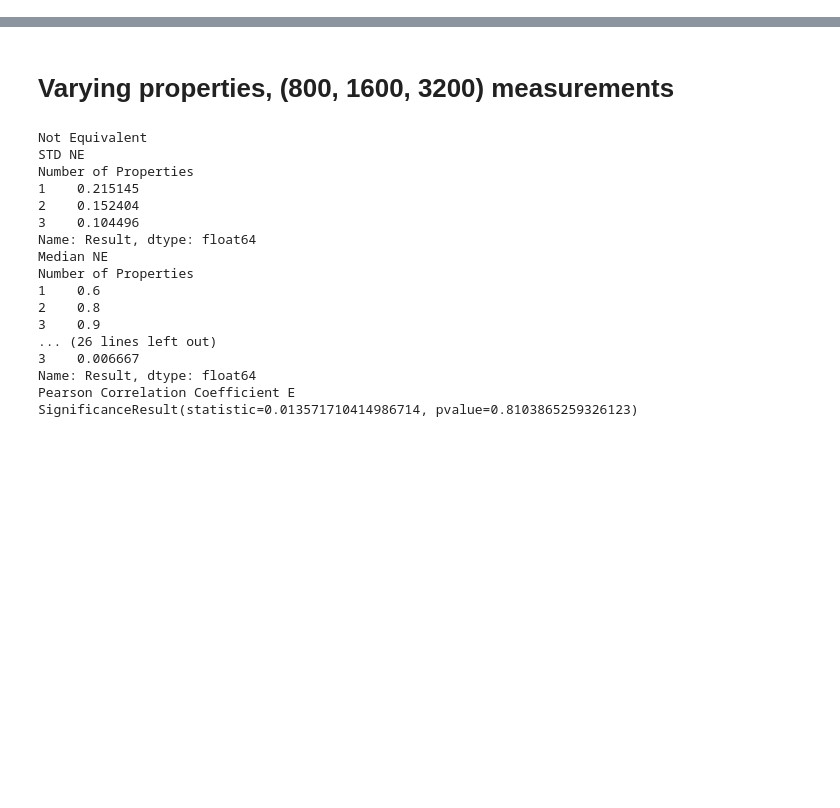
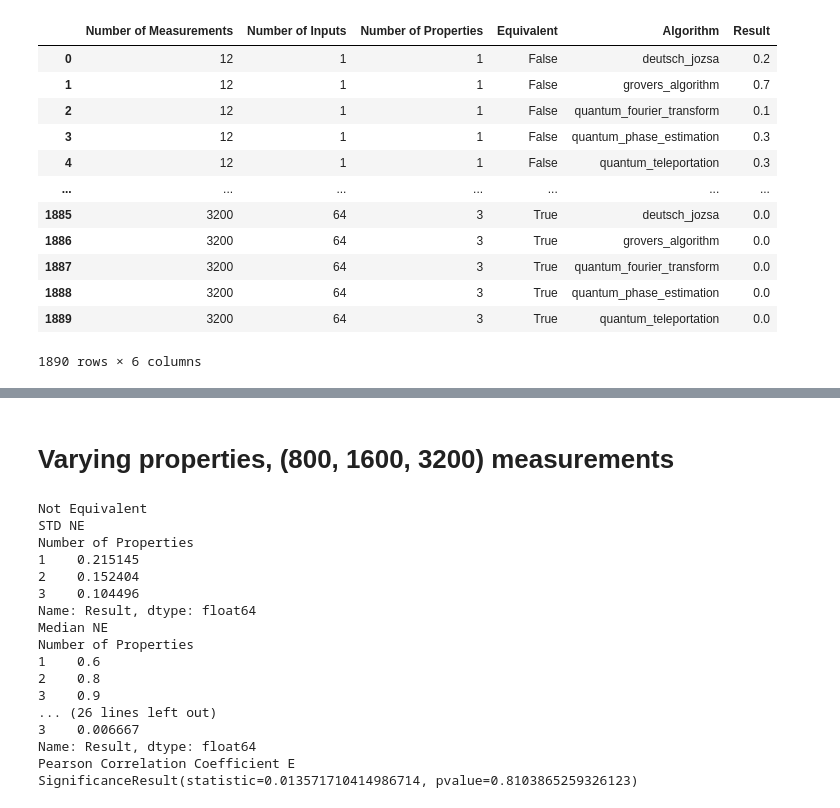
Before and after one commit to GabrielPontolillo/qucheck, a Jupyter notebook: case_studies/results_visualisation.ipynb, the cells around one changed output, grey strips where cells are left out. Drawn from its saved outputs; the diff is of its cells as text; code cells hidden in the pictures; blank space fills up the shorter version.

```diff
--- a/case_studies/results_visualisation.ipynb
+++ b/case_studies/results_visualisation.ipynb
@@ -35,19 +35,35 @@ def clean(dfs_list):
 # %%
 qt_df = read_merged_data_to_dataframe("quantum_teleportation")
 dj_df = read_merged_data_to_dataframe("deutsch_jozsa")
 qft_df = read_merged_data_to_dataframe("quantum_fourier_transform")
 qpe_df = read_merged_data_to_dataframe("quantum_phase_estimation")
 grover_df = read_merged_data_to_dataframe("grovers_algorithm")
 
 all_df = [qt_df, dj_df, qft_df, qpe_df, grover_df]
 all_df = pd.concat(all_df)
 
 qt_df_c = clean([qt_df])
 dj_df_c = clean([dj_df])
 qft_df_c = clean([qft_df])
 qpe_df_c = clean([qpe_df])
 grover_df_c = clean([grover_df])
 all_df_c = clean([all_df])
+
+all_df_c
+# %% [output]
+|  | Number of Measurements | Number of Inputs | Number of Properties | Equivalent | Algorithm | Result |
+| 0 | 12 | 1 | 1 | False | deutsch_jozsa | 0.2 |
+| 1 | 12 | 1 | 1 | False | grovers_algorithm | 0.7 |
+| 2 | 12 | 1 | 1 | False | quantum_fourier_transform | 0.1 |
+| 3 | 12 | 1 | 1 | False | quantum_phase_estimation | 0.3 |
+| 4 | 12 | 1 | 1 | False | quantum_teleportation | 0.3 |
+| ... | ... | ... | ... | ... | ... | ... |
+| 1885 | 3200 | 64 | 3 | True | deutsch_jozsa | 0.0 |
+| 1886 | 3200 | 64 | 3 | True | grovers_algorithm | 0.0 |
+| 1887 | 3200 | 64 | 3 | True | quantum_fourier_transform | 0.0 |
+| 1888 | 3200 | 64 | 3 | True | quantum_phase_estimation | 0.0 |
+| 1889 | 3200 | 64 | 3 | True | quantum_teleportation | 0.0 |
+1890 rows × 6 columns
 # %%
 def get_correlation_coefficient(df, group_by="Number of Properties"):
     failure_rate = df[df['Equivalent'] == False]
```
Also changed, not shown: parts of 3 cells of this notebook.
